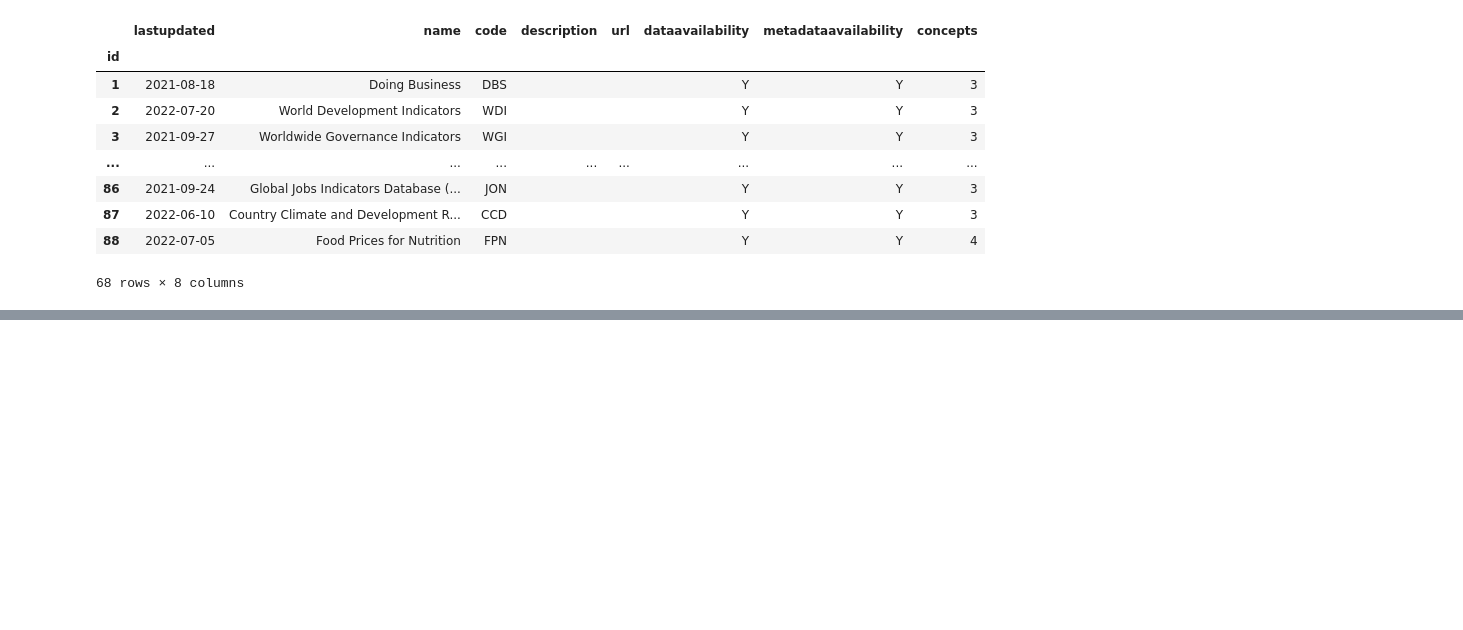
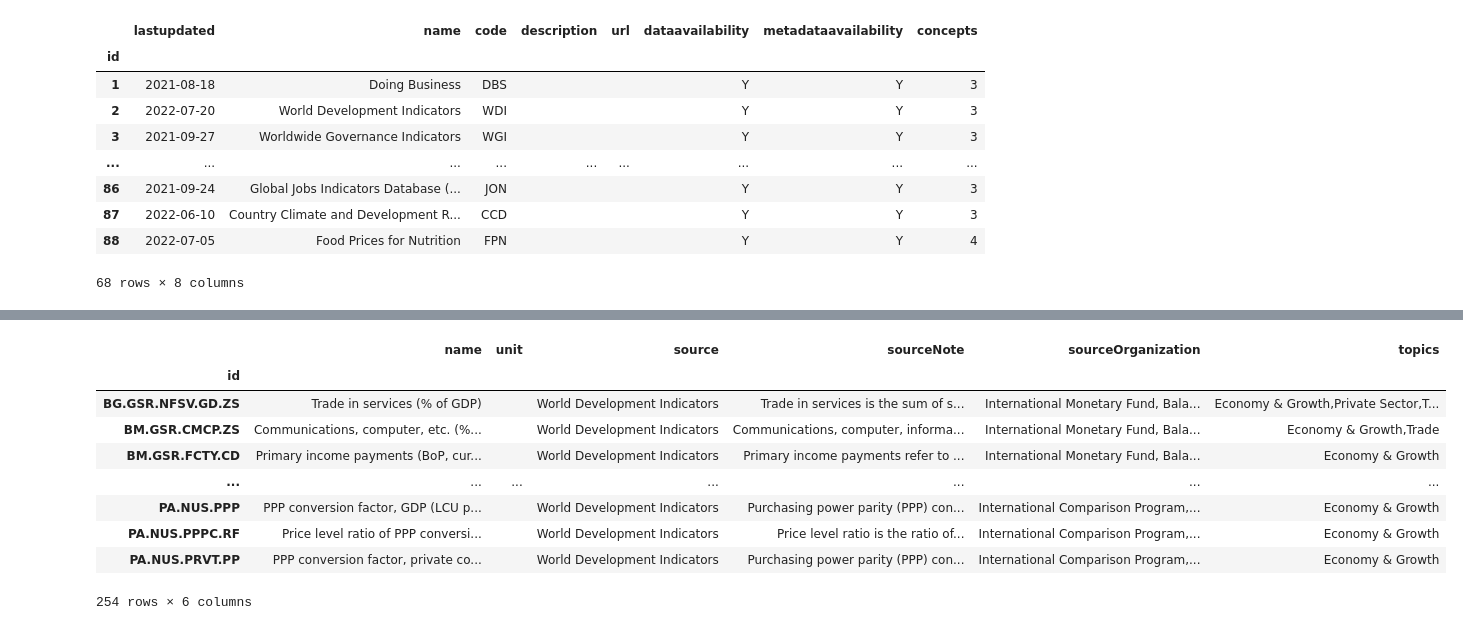
Before and after one commit to enginabdan/1_Github, a Jupyter notebook: 00_DATA_SCRAPE/05_Worl_Bank_Data_Scrap/World_Bank_Data_Scrap.ipynb, the cells around one changed output, grey strips where cells are left out. Cells and saved outputs as stored; diff of their text form; code cells hidden in the pictures; blank space fills up the shorter version.

```diff
--- a/00_DATA_SCRAPE/05_Worl_Bank_Data_Scrap/World_Bank_Data_Scrap.ipynb
+++ b/00_DATA_SCRAPE/05_Worl_Bank_Data_Scrap/World_Bank_Data_Scrap.ipynb
@@ -33,0 +115,14 @@ wb.get_sources()
+# %%
+wb.get_indicators(topic=3, source=2)
+# topic and source id are from get_topics/get_sources
+# %% [output]
+|  | name | unit | source | sourceNote | sourceOrganization | topics |
+| id |  |  |  |  |  |  |
+| BG.GSR.NFSV.GD.ZS | Trade in services (% of GDP) |  | World Development Indicators | Trade in services is the sum of s... | International Monetary Fund, Bala... | Economy & Growth,Private Sector,T... |
+| BM.GSR.CMCP.ZS | Communications, computer, etc. (%... |  | World Development Indicators | Communications, computer, informa... | International Monetary Fund, Bala... | Economy & Growth,Trade |
+| BM.GSR.FCTY.CD | Primary income payments (BoP, cur... |  | World Development Indicators | Primary income payments refer to ... | International Monetary Fund, Bala... | Economy & Growth |
+| ... | ... | ... | ... | ... | ... | ... |
+| PA.NUS.PPP | PPP conversion factor, GDP (LCU p... |  | World Development Indicators | Purchasing power parity (PPP) con... | International Comparison Program,... | Economy & Growth |
+| PA.NUS.PPPC.RF | Price level ratio of PPP conversi... |  | World Development Indicators | Price level ratio is the ratio of... | International Comparison Program,... | Economy & Growth |
+| PA.NUS.PRVT.PP | PPP conversion factor, private co... |  | World Development Indicators | Purchasing power parity (PPP) con... | International Comparison Program,... | Economy & Growth |
+254 rows × 6 columns
```
Also changed, not shown: parts of 12 cells of this notebook.
